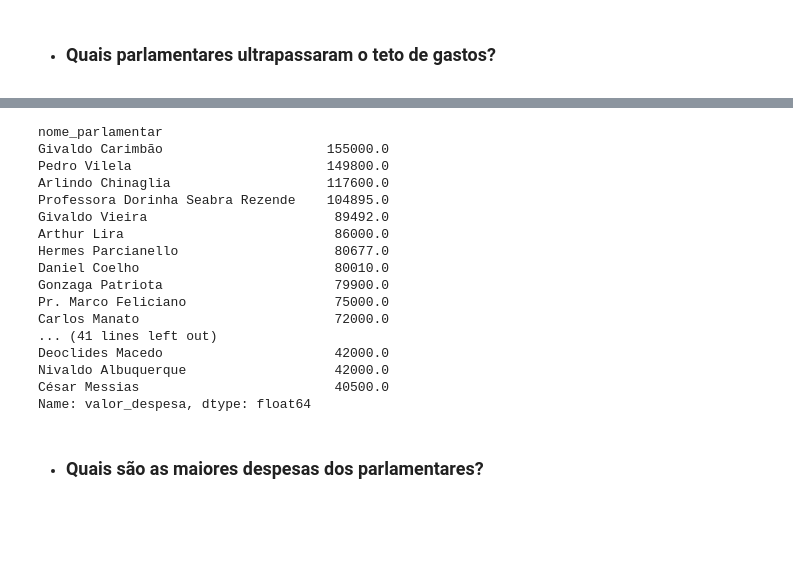
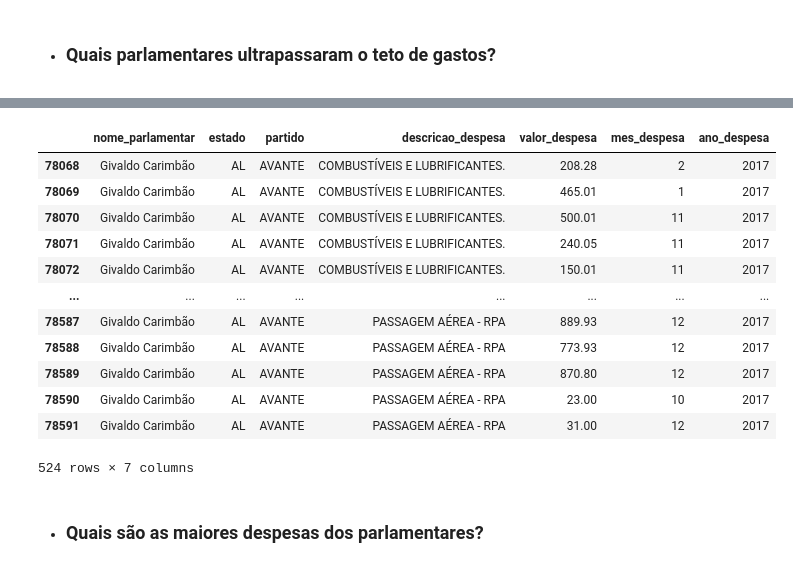
Before and after one commit to BrunoDorneles/ComPartilha-EDA, a Jupyter notebook: ComPartilha - EDA.ipynb, the cells around one changed output, grey strips where cells are left out. Cells and saved outputs as stored; diff of their text form; code cells hidden in the pictures; blank space fills up the shorter version.

```diff
--- a/ComPartilha - EDA.ipynb
+++ b/ComPartilha - EDA.ipynb
@@ -209,23 +225,20 @@ solicitacoes_parlamentar = ceap.groupby('nome_parlamentar')['valor_despesa'].max
 # %%
 solicitacoes_parlamentar[solicitacoes_parlamentar.values > 40000]
+ceap[ceap['nome_parlamentar'] == 'Givaldo Carimbão']
 # %% [output]
+|  | nome_parlamentar | estado | partido | descricao_despesa | valor_despesa | mes_despesa | ano_despesa |
+| 78068 | Givaldo Carimbão | AL | AVANTE | COMBUSTÍVEIS E LUBRIFICANTES. | 208.28 | 2 | 2017 |
+| 78069 | Givaldo Carimbão | AL | AVANTE | COMBUSTÍVEIS E LUBRIFICANTES. | 465.01 | 1 | 2017 |
+| 78070 | Givaldo Carimbão | AL | AVANTE | COMBUSTÍVEIS E LUBRIFICANTES. | 500.01 | 11 | 2017 |
+| 78071 | Givaldo Carimbão | AL | AVANTE | COMBUSTÍVEIS E LUBRIFICANTES. | 240.05 | 11 | 2017 |
+| 78072 | Givaldo Carimbão | AL | AVANTE | COMBUSTÍVEIS E LUBRIFICANTES. | 150.01 | 11 | 2017 |
+| ... | ... | ... | ... | ... | ... | ... | ... |
+| 78587 | Givaldo Carimbão | AL | AVANTE | PASSAGEM AÉREA - RPA | 889.93 | 12 | 2017 |
+| 78588 | Givaldo Carimbão | AL | AVANTE | PASSAGEM AÉREA - RPA | 773.93 | 12 | 2017 |
+| 78589 | Givaldo Carimbão | AL | AVANTE | PASSAGEM AÉREA - RPA | 870.80 | 12 | 2017 |
+| 78590 | Givaldo Carimbão | AL | AVANTE | PASSAGEM AÉREA - RPA | 23.00 | 10 | 2017 |
+| 78591 | Givaldo Carimbão | AL | AVANTE | PASSAGEM AÉREA - RPA | 31.00 | 12 | 2017 |
-nome_parlamentar
-Givaldo Carimbão                     155000.0
-Pedro Vilela                         149800.0
-Arlindo Chinaglia                    117600.0
-Professora Dorinha Seabra Rezende    104895.0
-Givaldo Vieira                        89492.0
-Arthur Lira                           86000.0
-Hermes Parcianello                    80677.0
-Daniel Coelho                         80010.0
-Gonzaga Patriota                      79900.0
-Pr. Marco Feliciano                   75000.0
-Carlos Manato                         72000.0
-... (41 lines left out)
-Deoclides Macedo                      42000.0
-Nivaldo Albuquerque                   42000.0
-César Messias                         40500.0
-Name: valor_despesa, dtype: float64
+524 rows × 7 columns
 # %% [markdown]
 * ### Quais são as maiores despesas dos parlamentares?
 # %%
```
Also changed, not shown: parts of 7 cells of this notebook.
